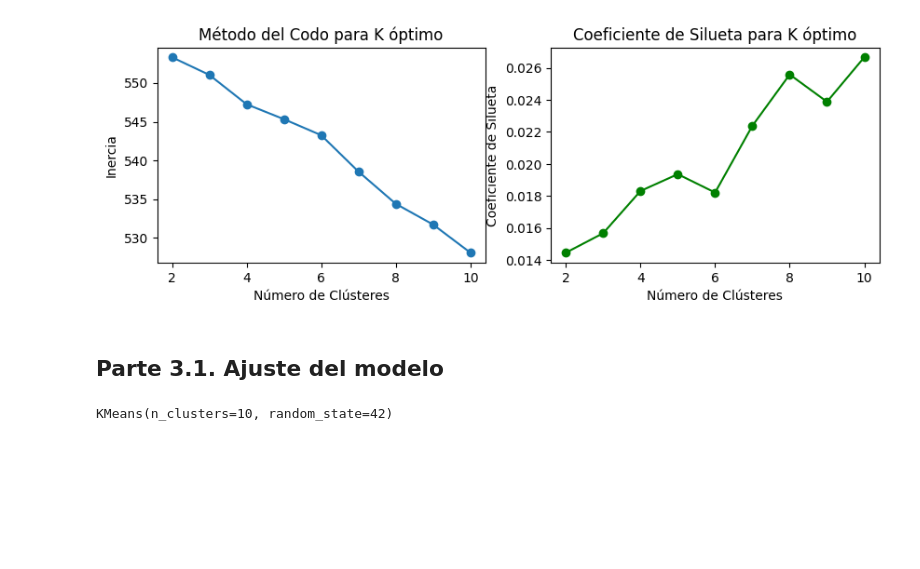
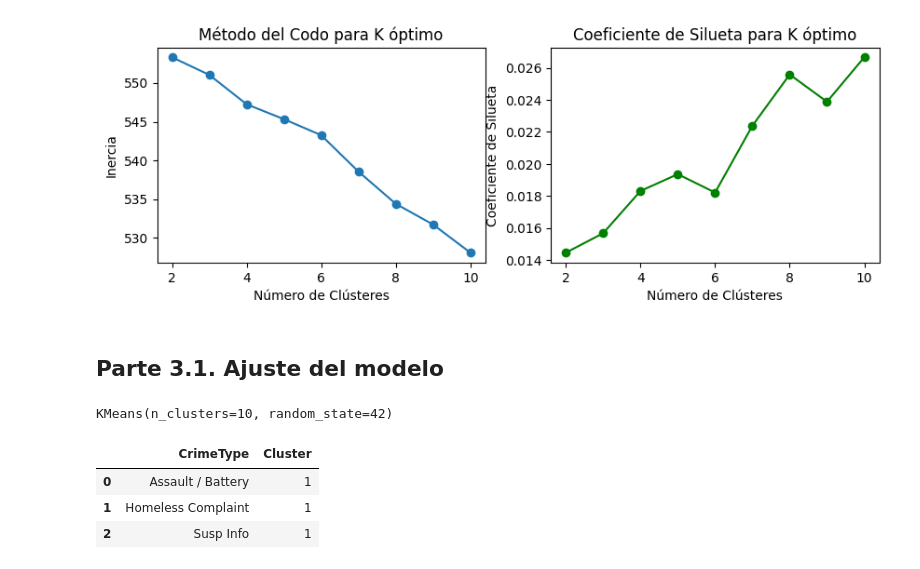
Before and after one commit to DeisyData/BIT_IA_Bootcamp, a Jupyter notebook: S8_C3_Intro_PLN_Clase.ipynb, the cells around one changed output. Drawn from its saved outputs; the diff is of its cells as text; code cells hidden in the pictures; blank space fills up the shorter version.

```diff
--- a/S8_C3_Intro_PLN_Clase.ipynb
+++ b/S8_C3_Intro_PLN_Clase.ipynb
@@ -138,3 +137,12 @@ kmeans = KMeans(n_clusters= 10, random_state=42)
 kmeans.fit(crime_type_vectorizer)
 # %% [output]
 KMeans(n_clusters=10, random_state=42)
+# %%
+Cluster = kmeans.labels_
+crime_type_cluster = pd.DataFrame({'CrimeType': crime_type, 'Cluster': Cluster})
+crime_type_cluster.head(3)
+# %% [output]
+|  | CrimeType | Cluster |
+| 0 | Assault / Battery | 1 |
+| 1 | Homeless Complaint | 1 |
+| 2 | Susp Info | 1 |
```
Also changed, not shown: parts of 1 cell of this notebook.
